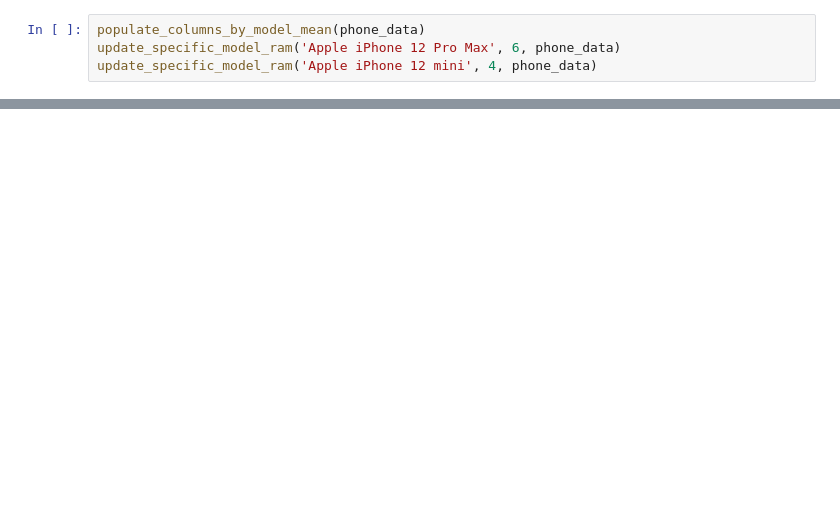
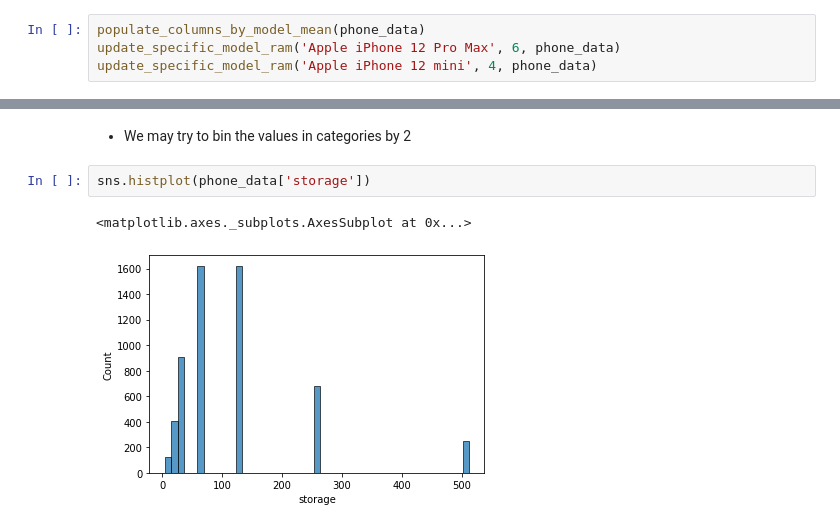
Before and after one commit to LeonMilosevic/e-bay_phone_evaluator, a Jupyter notebook: phone_evaluator.ipynb, the cells around one changed output, grey strips where cells are left out. Saved outputs shown, nothing was run; the diff lists cells and outputs as text; blank space fills up the shorter version.

```diff
--- a/phone_evaluator.ipynb
+++ b/phone_evaluator.ipynb
@@ -469,0 +510,7 @@ phone_data[phone_data.isnull().any(axis=1)]
+# %% [markdown]
+- We may try to bin the values in categories by 2
+# %%
+sns.histplot(phone_data['storage'])
+# %% [output]
+<matplotlib.axes._subplots.AxesSubplot at 0x...>
+[figure, added]
```
Also changed, not shown: parts of 38 cells of this notebook.
